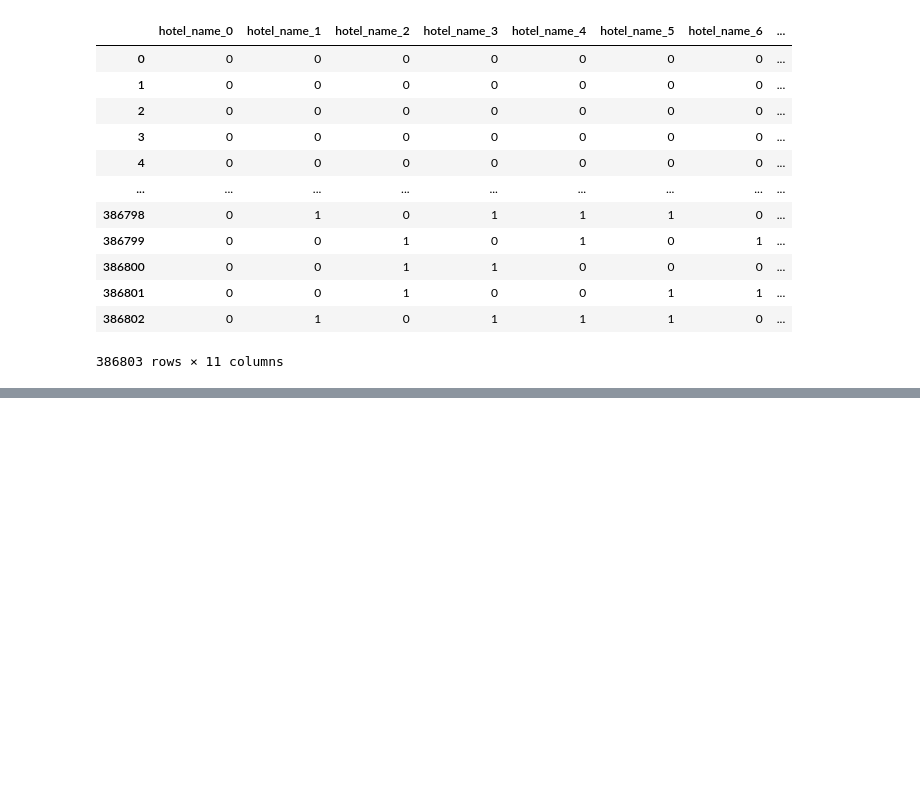
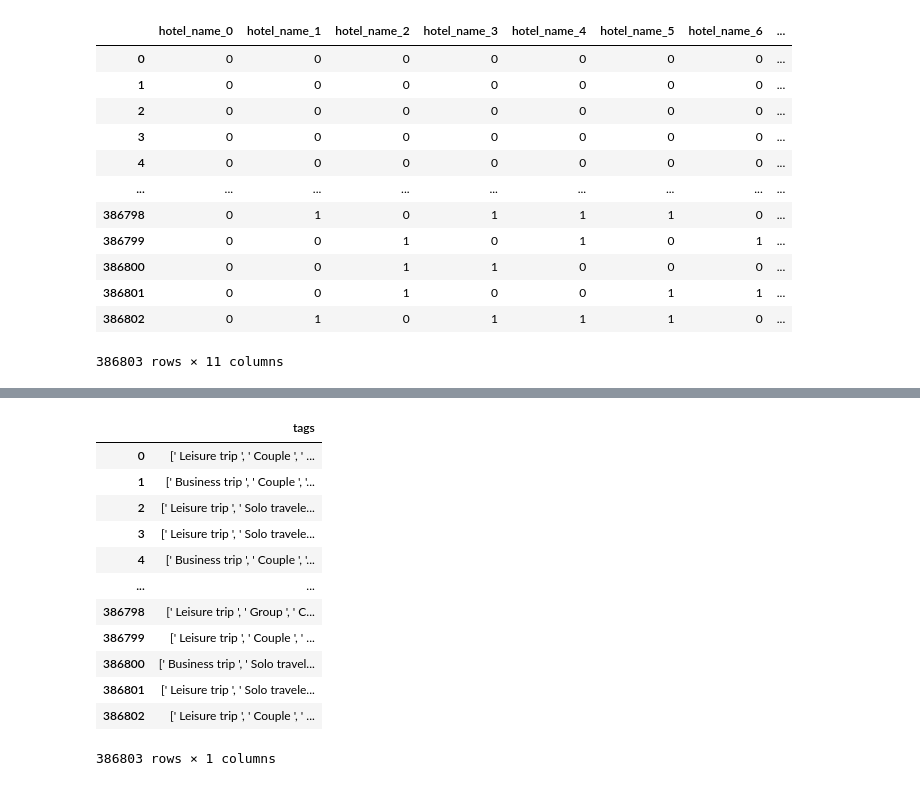
Before and after one commit to YarikKa2/EDA_Feature_Engineering__StudyProject_3, a Jupyter notebook: code/EDA_FeatureEng.ipynb, the cells around one changed output, grey strips where cells are left out. Drawn from its saved outputs; the diff is of its cells as text; code cells hidden in the pictures; blank space fills up the shorter version.

```diff
--- a/code/EDA_FeatureEng.ipynb
+++ b/code/EDA_FeatureEng.ipynb
@@ -250,0 +285,17 @@ Name: review_date, Length: 386803, dtype: datetime64[ns]
+# %%
+TagData = ObjDataHotel['tags'].to_frame()
+TagData
+# %% [output]
+|  | tags |
+| 0 | [' Leisure trip ', ' Couple ', ' ... |
+| 1 | [' Business trip ', ' Couple ', '... |
+| 2 | [' Leisure trip ', ' Solo travele... |
+| 3 | [' Leisure trip ', ' Solo travele... |
+| 4 | [' Business trip ', ' Couple ', '... |
+| ... | ... |
+| 386798 | [' Leisure trip ', ' Group ', ' C... |
+| 386799 | [' Leisure trip ', ' Couple ', ' ... |
+| 386800 | [' Business trip ', ' Solo travel... |
+| 386801 | [' Leisure trip ', ' Solo travele... |
+| 386802 | [' Leisure trip ', ' Couple ', ' ... |
+386803 rows × 1 columns
```
Also changed, not shown: parts of 10 cells of this notebook.
